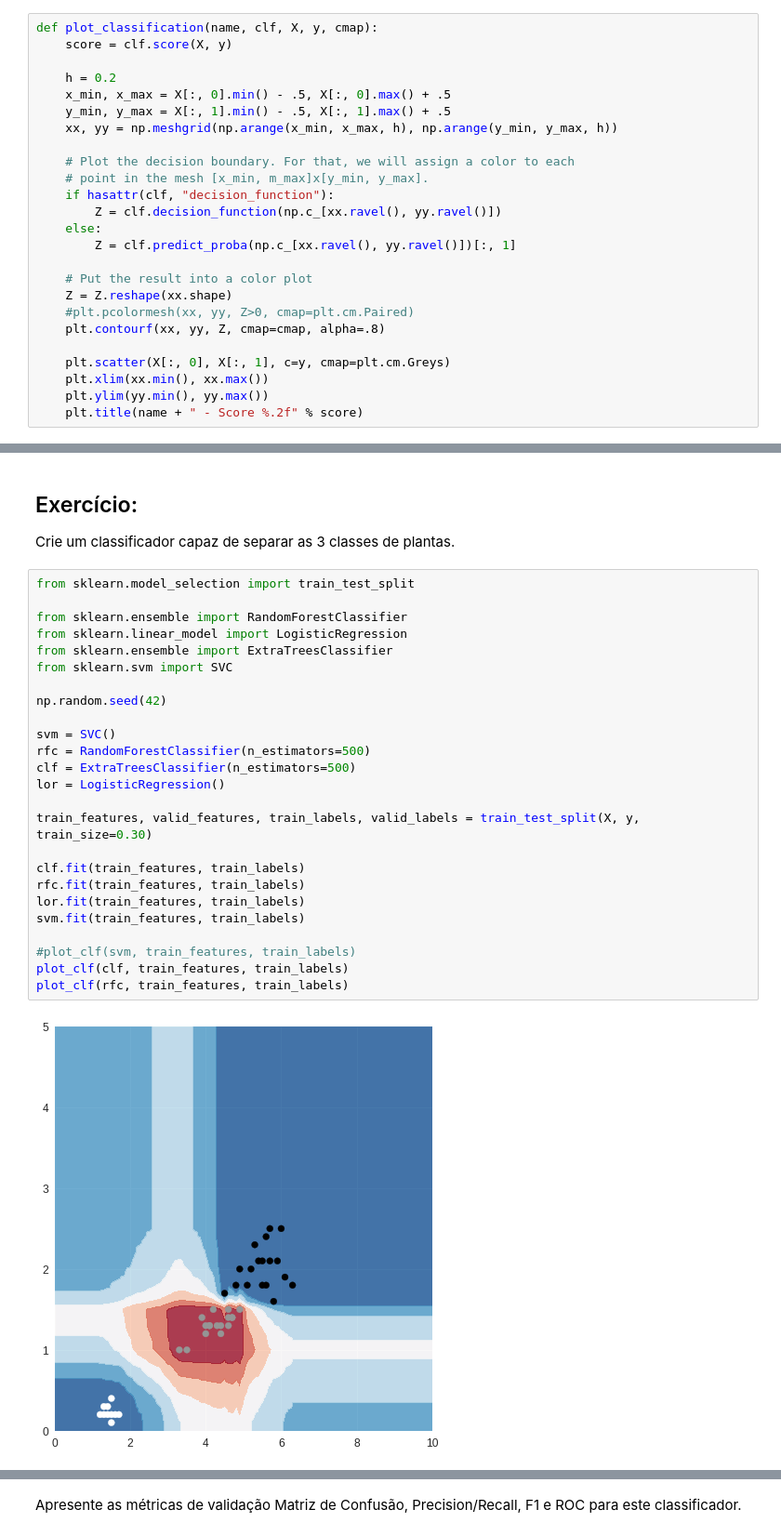
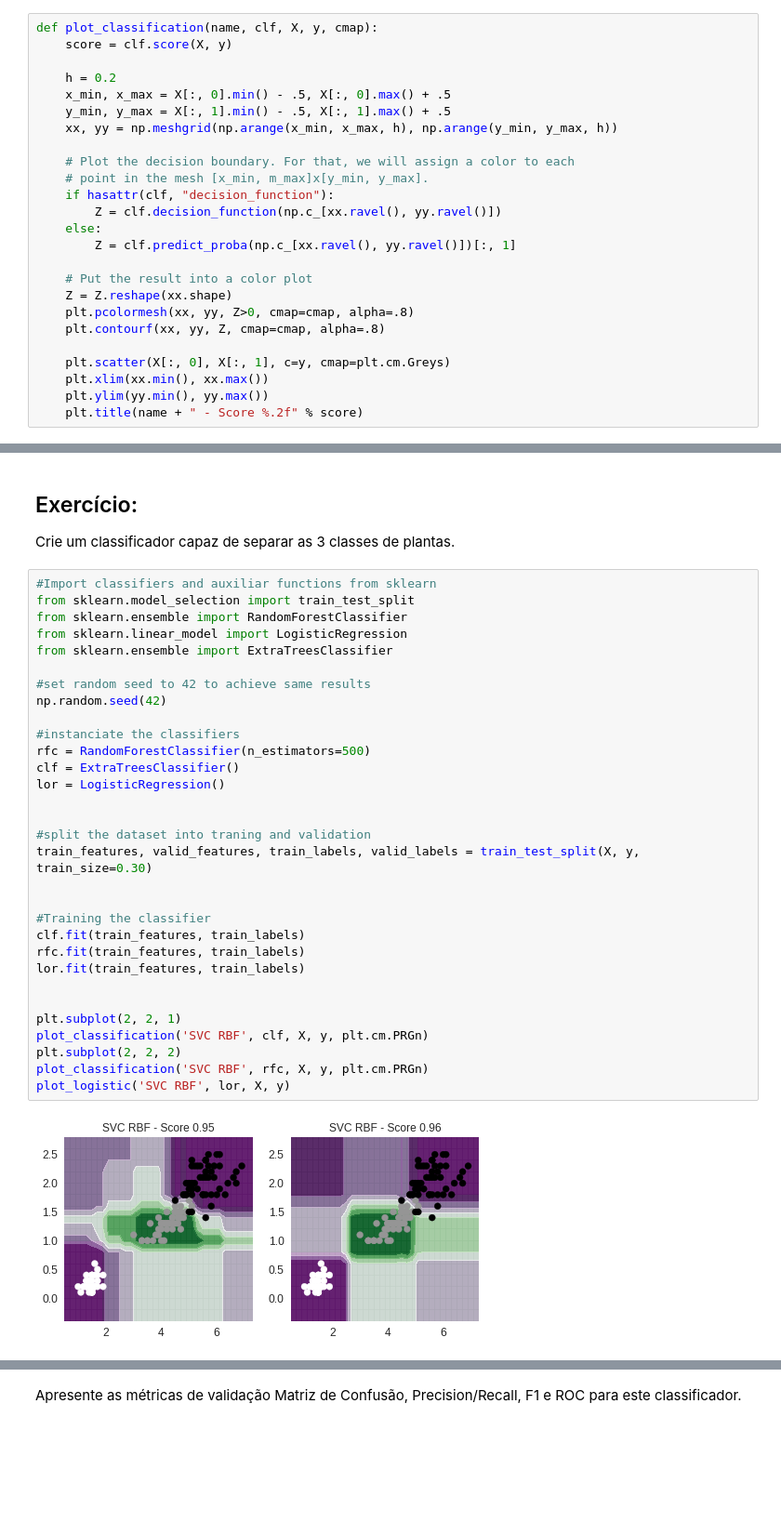
Before and after one commit to juangp3/ml-notebooks, a Jupyter notebook: ml/1.1-ml-classificacao-iris.ipynb, the cells around one changed output, grey strips where cells are left out. Shown at 93% size. Saved outputs shown, nothing was run; the diff lists cells and outputs as text; blank space fills up the shorter version.

```diff
--- a/ml/1.1-ml-classificacao-iris.ipynb
+++ b/ml/1.1-ml-classificacao-iris.ipynb
@@ -49,7 +51,7 @@ def plot_classification(name, clf, X, y, cmap):
 
     # Put the result into a color plot
     Z = Z.reshape(xx.shape)
-    #plt.pcolormesh(xx, yy, Z>0, cmap=plt.cm.Paired)
+    plt.pcolormesh(xx, yy, Z>0, cmap=cmap, alpha=.8)
     plt.contourf(xx, yy, Z, cmap=cmap, alpha=.8)
 
     plt.scatter(X[:, 0], X[:, 1], c=y, cmap=plt.cm.Greys)
@@ -354,29 +349,35 @@ X = iris.data[:,2:] # Features
 
 Crie um classificador capaz de separar as 3 classes de plantas.
 # %%
+#Import classifiers and auxiliar functions from sklearn
 from sklearn.model_selection import train_test_split
-
 from sklearn.ensemble import RandomForestClassifier
 from sklearn.linear_model import LogisticRegression
 from sklearn.ensemble import ExtraTreesClassifier
-from sklearn.svm import SVC
 
+#set random seed to 42 to achieve same results
 np.random.seed(42)
 
-svm = SVC()
+#instanciate the classifiers
 rfc = RandomForestClassifier(n_estimators=500)
-clf = ExtraTreesClassifier(n_estimators=500)
+clf = ExtraTreesClassifier()
 lor = LogisticRegression()
 
+
+#split the dataset into traning and validation
 train_features, valid_features, train_labels, valid_labels = train_test_split(X, y, train_size=0.30)
 
+
+#Training the classifier
 clf.fit(train_features, train_labels)
 rfc.fit(train_features, train_labels)
 lor.fit(train_features, train_labels)
-svm.fit(train_features, train_labels)
 
-#plot_clf(svm, train_features, train_labels)
-plot_clf(clf, train_features, train_labels)
-plot_clf(rfc, train_features, train_labels)
+
+plt.subplot(2, 2, 1)
+plot_classification('SVC RBF', clf, X, y, plt.cm.PRGn)
+plt.subplot(2, 2, 2)
+plot_classification('SVC RBF', rfc, X, y, plt.cm.PRGn)
+plot_logistic('SVC RBF', lor, X, y)
 # %% [output]
-[figure, old version]
+[figure, new version]
```
Also changed, not shown: parts of 16 cells of this notebook.
